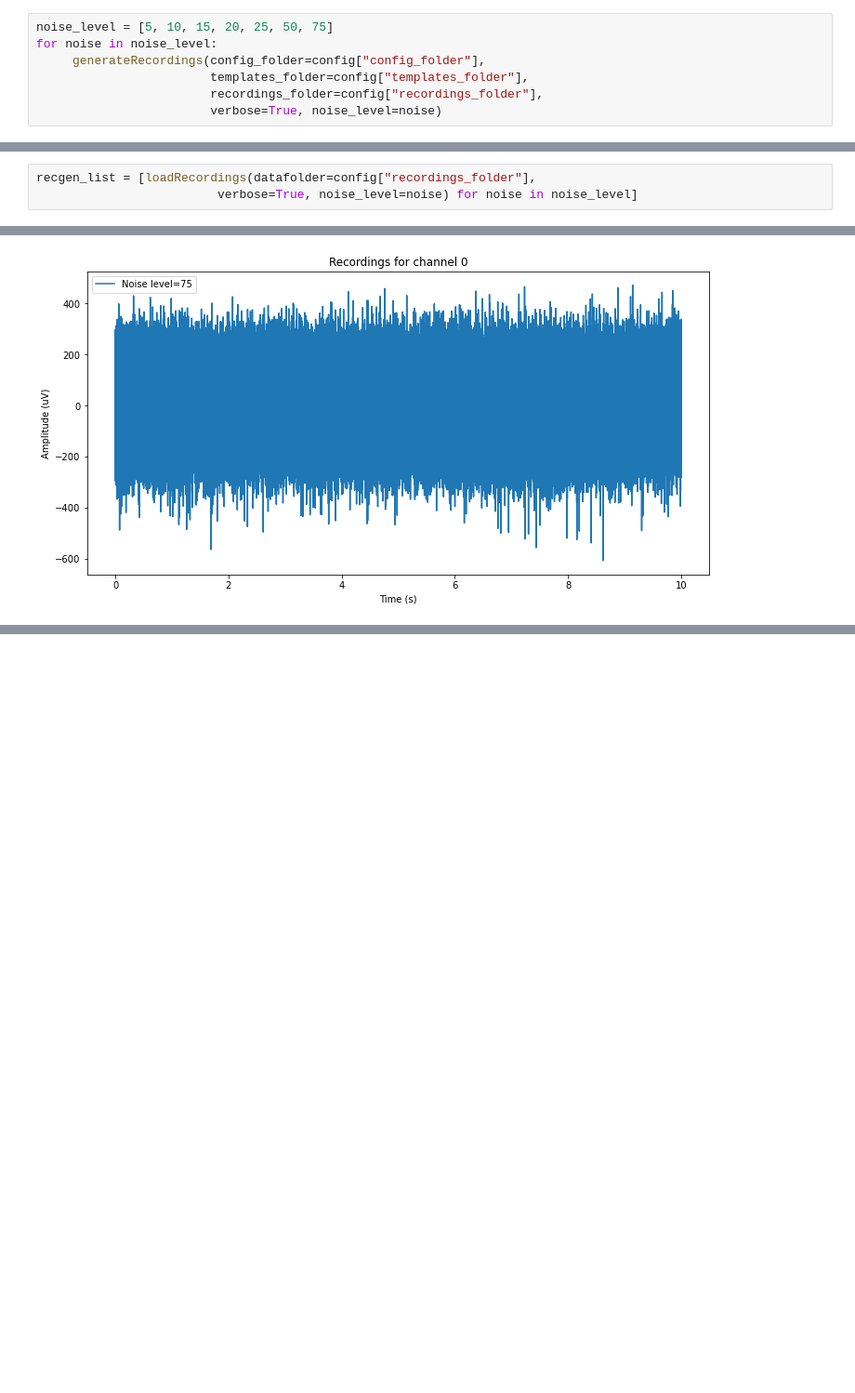
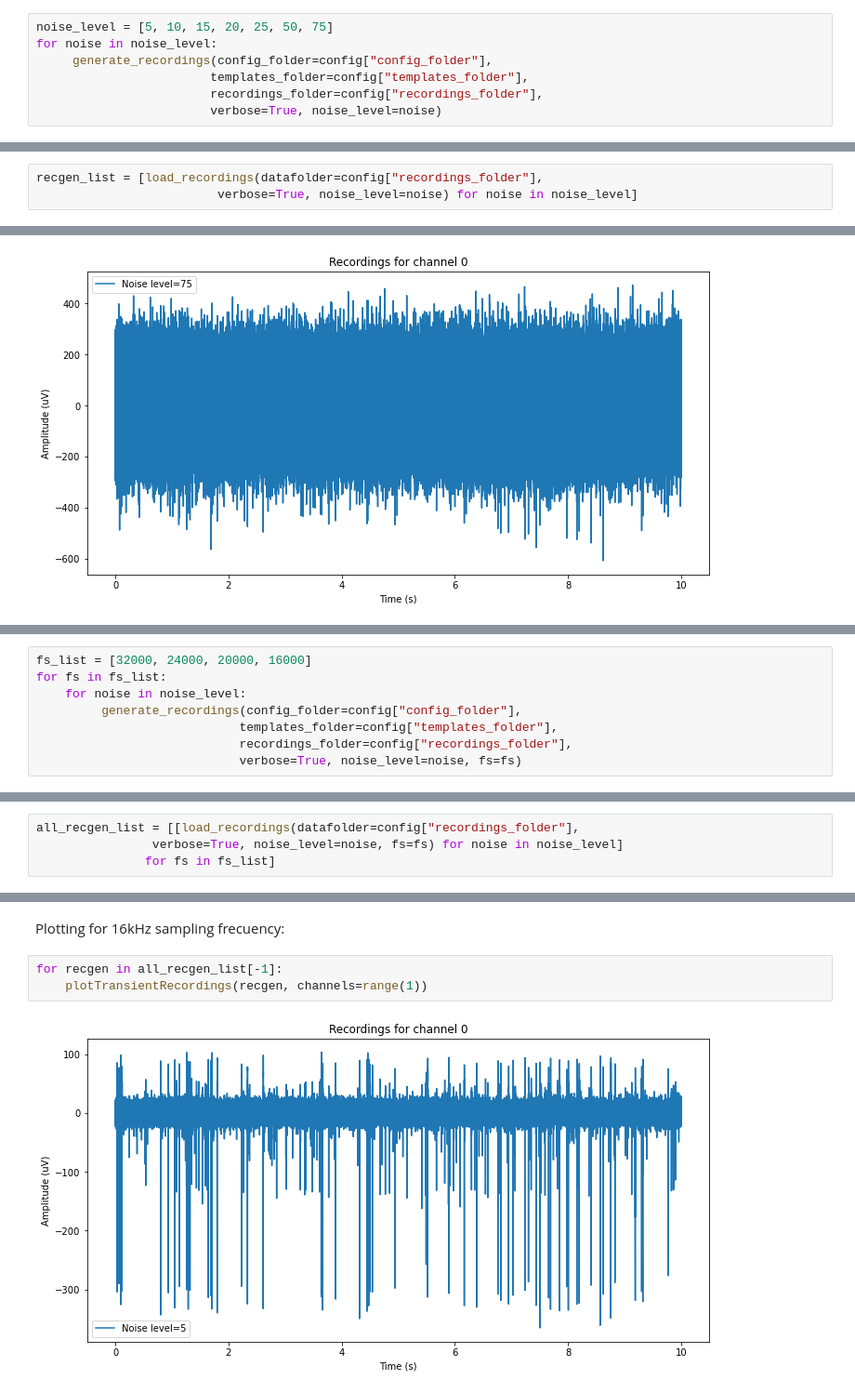
Before and after one commit to LuighiV/eapprocessor, a Jupyter notebook: notebooks/1_Recordings_generation.ipynb, the cells around one changed output, grey strips where cells are left out. Shown at 93% size. Cells and saved outputs as stored; diff of their text form; blank space fills up the shorter version.

```diff
--- a/notebooks/1_Recordings_generation.ipynb
+++ b/notebooks/1_Recordings_generation.ipynb
@@ -180,7 +182,7 @@ For the recordings generation, it will be considered a set of noise_levels to pe
 # %%
 noise_level = [5, 10, 15, 20, 25, 50, 75]
 for noise in noise_level:
-     generateRecordings(config_folder=config["config_folder"],
+     generate_recordings(config_folder=config["config_folder"],
                         templates_folder=config["templates_folder"],
                         recordings_folder=config["recordings_folder"],
                         verbose=True, noise_level=noise)
@@ -205,6 +207,6 @@ Deleted /tmp/tmp55ox_iud
 # %% [markdown]
 Once generated, the function `loadRecordings` could be used to load the recordings and plot them
 # %%
-recgen_list = [loadRecordings(datafolder=config["recordings_folder"],
+recgen_list = [load_recordings(datafolder=config["recordings_folder"],
                          verbose=True, noise_level=noise) for noise in noise_level]
 # %% [output]
@@ -284,0 +289,8 @@ for recgen in recgen_list:
+# %%
+fs_list = [32000, 24000, 20000, 16000]
+for fs in fs_list:
+    for noise in noise_level:
+         generate_recordings(config_folder=config["config_folder"],
+                            templates_folder=config["templates_folder"],
+                            recordings_folder=config["recordings_folder"],
+                            verbose=True, noise_level=noise, fs=fs)
@@ -284,0 +315,4 @@ for recgen in recgen_list:
+# %%
+all_recgen_list = [[load_recordings(datafolder=config["recordings_folder"],
+                verbose=True, noise_level=noise, fs=fs) for noise in noise_level]
+               for fs in fs_list]
@@ -284,0 +337,7 @@ for recgen in recgen_list:
+# %% [markdown]
+Plotting for 16kHz sampling frecuency:
+# %%
+for recgen in all_recgen_list[-1]:
+    plotTransientRecordings(recgen, channels=range(1))
+# %% [output]
+[figure, added]
```
Also changed, not shown: parts of 9 cells of this notebook, 3 other files.
